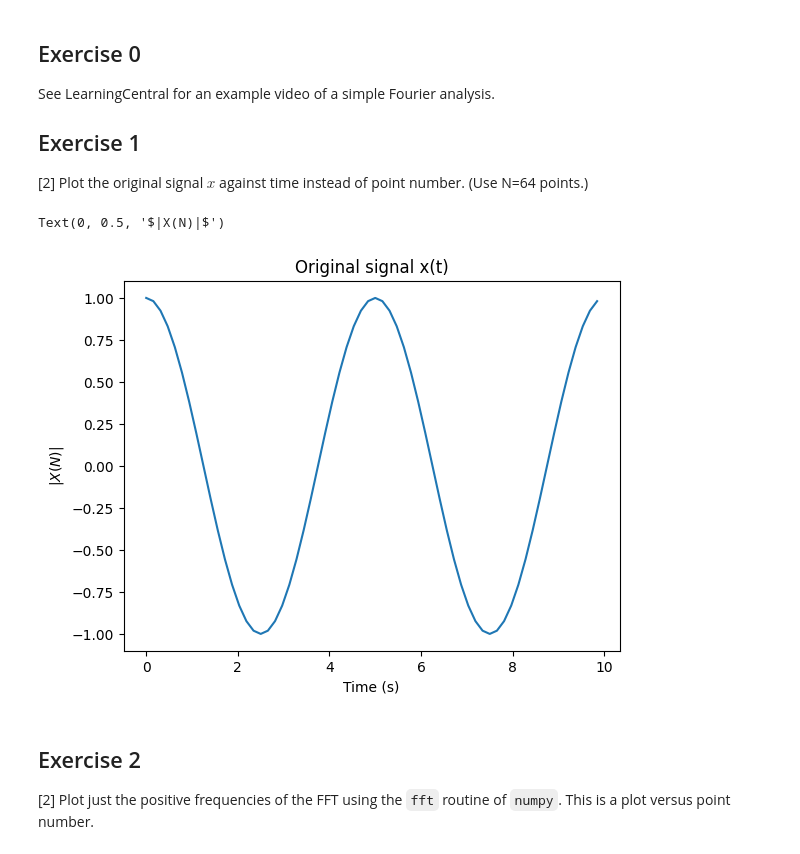
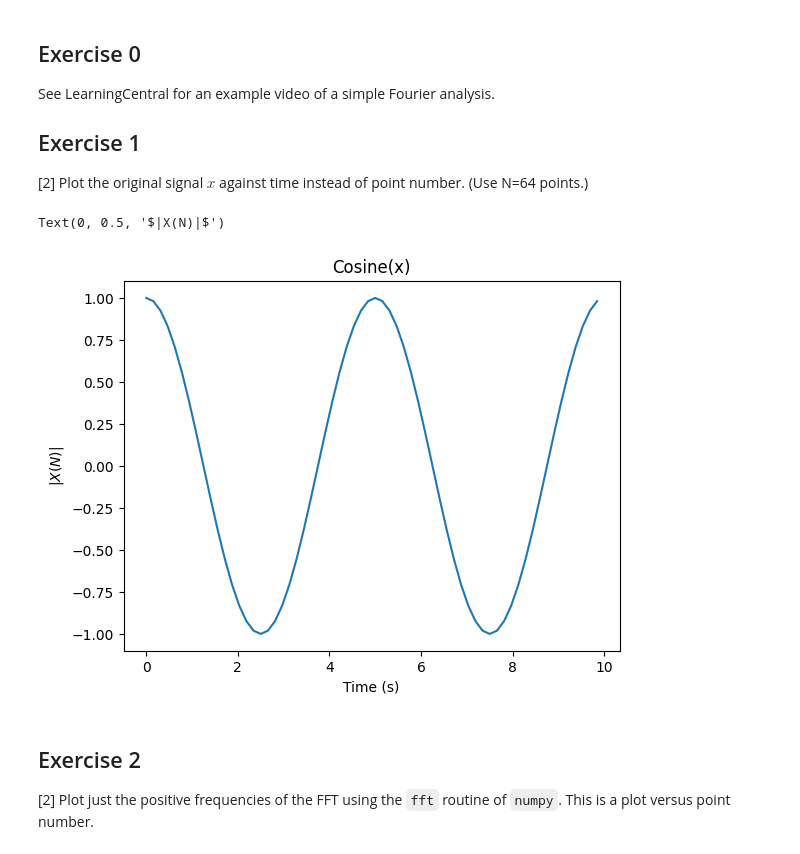
Before and after one commit to PX2145-2025/week-10-b-Toby-Horder, a Jupyter notebook: FFT.ipynb, the cells around one changed output. Cells and saved outputs as stored; diff of their text form; code cells hidden in the pictures.

```diff
--- a/FFT.ipynb
+++ b/FFT.ipynb
@@ -303,19 +303,19 @@ See LearningCentral for an example video of a simple Fourier analysis.
 # %%
 import numpy as np
 import matplotlib.pyplot as plt
 N=64
 tau = 10.0 # time length
 t = np.linspace(0, tau, N, endpoint=False)
 
 f = 0.2 # frequency in Hz
 x = np.cos(2*np.pi*f*t)
 plt.plot(t,x)
-plt.title('Original signal x(t)')
+plt.title('Cosine(x)')
 plt.xlabel('Time (s)')
 plt.ylabel(r'$|X(N)|$')
 # %% [output]
 Text(0, 0.5, '$|X(N)|$')
-[figure, old version]
+[figure, new version]
 # %% [markdown]
 
 ## Exercise 2
```
Also changed, not shown: parts of 1 cell of this notebook.
